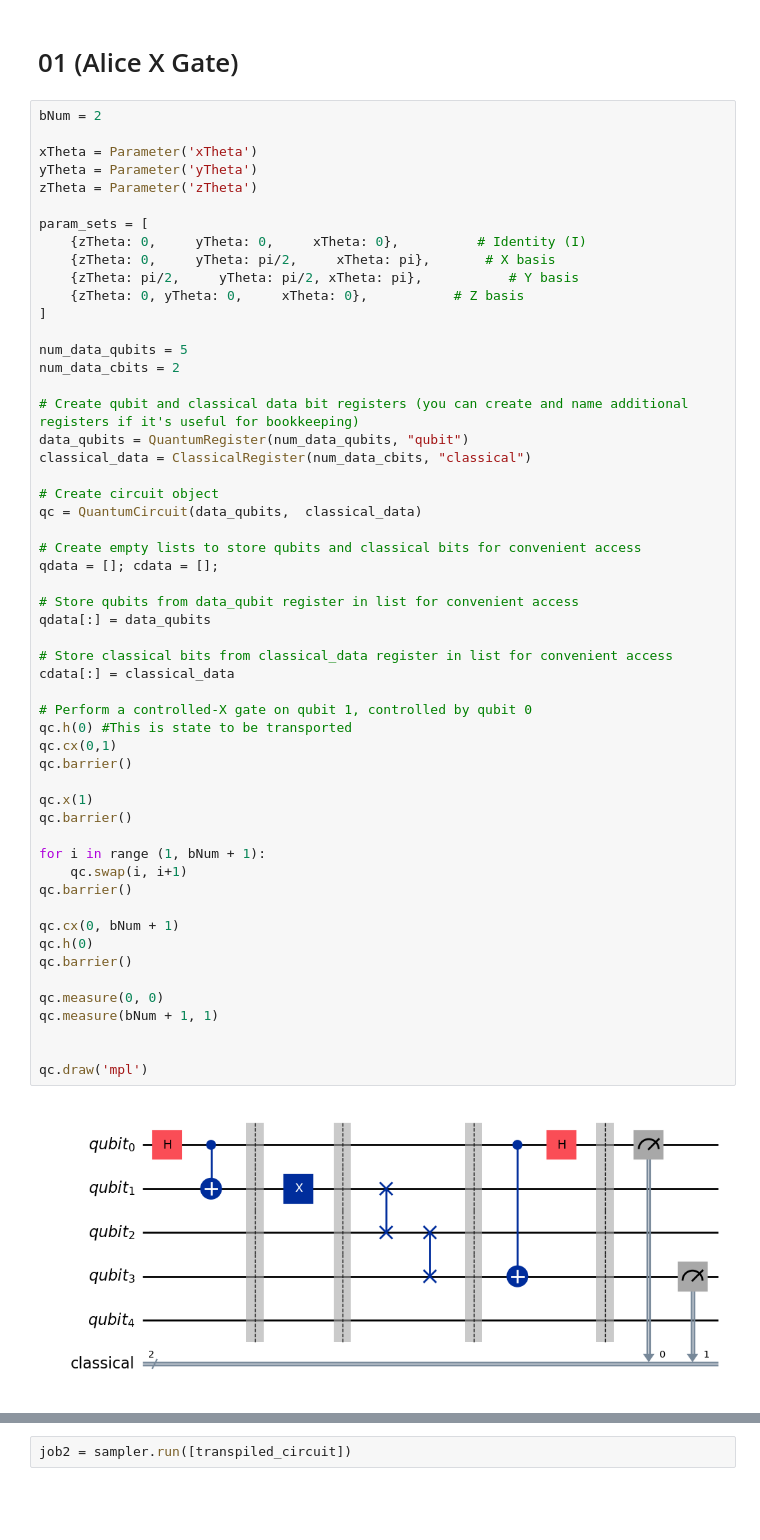
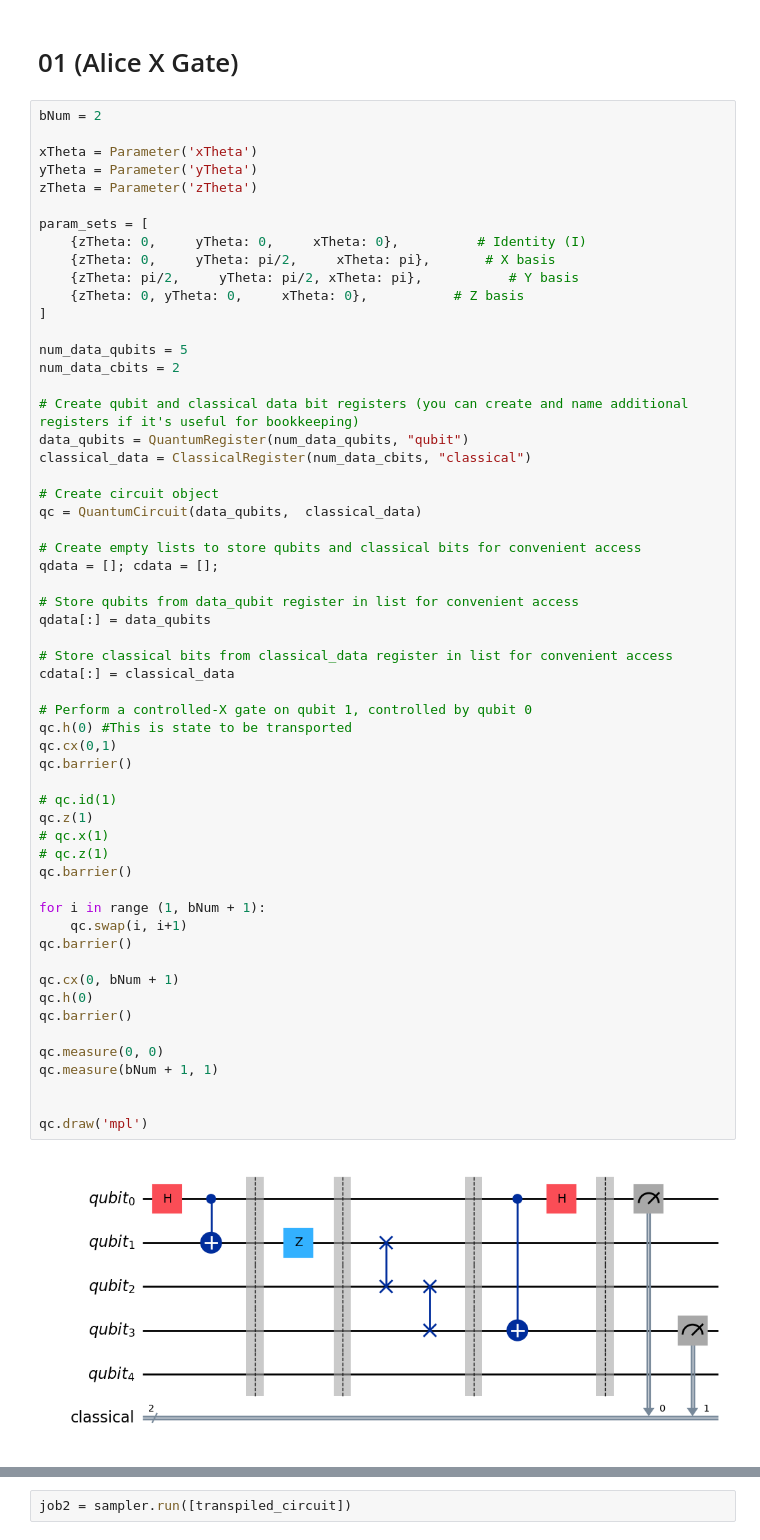
Before and after one commit to CalebCeravolo/Quantum-Hardware-Superdense-Coding, a Jupyter notebook: superdense.ipynb, the cells around one changed output, grey strips where cells are left out. Cells and saved outputs as stored; diff of their text form; blank space fills up the shorter version.

```diff
--- a/superdense.ipynb
+++ b/superdense.ipynb
@@ -44,34 +44,37 @@ qc = QuantumCircuit(data_qubits,  classical_data)
 # Create empty lists to store qubits and classical bits for convenient access
 qdata = []; cdata = [];
 
 # Store qubits from data_qubit register in list for convenient access
 qdata[:] = data_qubits
 
 # Store classical bits from classical_data register in list for convenient access
 cdata[:] = classical_data
 
 # Perform a controlled-X gate on qubit 1, controlled by qubit 0
 qc.h(0) #This is state to be transported
 qc.cx(0,1)
 qc.barrier()
 
-qc.x(1)
+# qc.id(1)
+qc.z(1)
+# qc.x(1)
+# qc.z(1)
 qc.barrier()
 
 for i in range (1, bNum + 1):
     qc.swap(i, i+1)
 qc.barrier()
 
 qc.cx(0, bNum + 1)
 qc.h(0)
 qc.barrier()
 
 qc.measure(0, 0)
 qc.measure(bNum + 1, 1)
 
 
 qc.draw('mpl')
 # %% [output]
-[figure, old version]
+[figure, new version]
 # %%
 from qiskit_ibm_runtime.fake_provider import FakeSherbrooke
```
Also changed, not shown: parts of 2 cells of this notebook.
